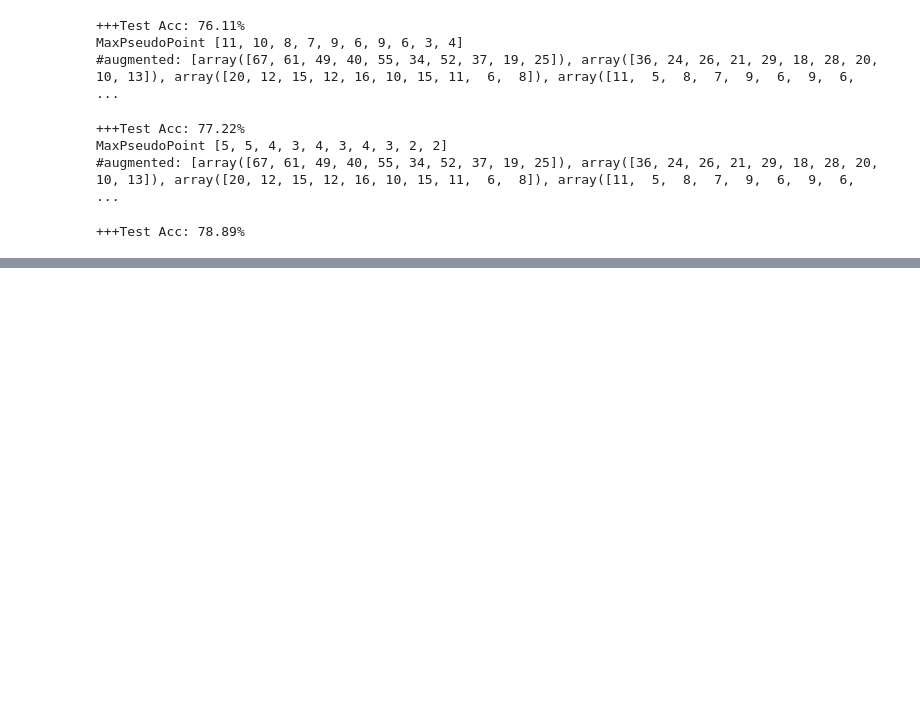
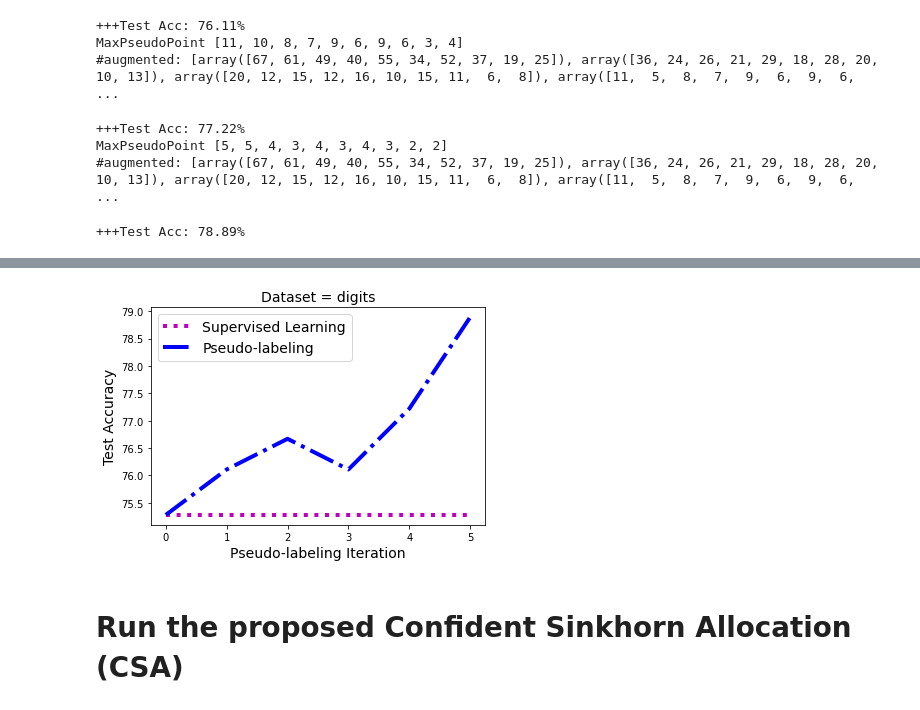
Before and after one commit to amzn/confident-sinkhorn-allocation, a Jupyter notebook: demo_ConfidentSinkhornAllocation.ipynb, the cells around one changed output, grey strips where cells are left out. Cells and saved outputs as stored; diff of their text form; code cells hidden in the pictures; blank space fills up the shorter version.

```diff
--- a/demo_ConfidentSinkhornAllocation.ipynb
+++ b/demo_ConfidentSinkhornAllocation.ipynb
@@ -232,6 +232,6 @@ MaxPseudoPoint [5, 5, 4, 3, 4, 3, 4, 3, 2, 2]
 # %%
-!python -m pip uninstall matplotlib
-!pip install matplotlib==3.1.3
+#!python -m pip uninstall matplotlib
+#!pip install matplotlib==3.1.3
 
 import matplotlib.pyplot as plt
 
@@ -242,10 +242,12 @@ supervised_learning_result=[ supervised_learning_accuracy ]*len(pseudo_labeling_
 plt.figure()
 plt.plot(np.arange(len(pseudo_labeling_accuracy)),\
          supervised_learning_result,'m:',linewidth=4,label="Supervised Learning")
-plt.plot(pseudo_labeling_accuracy,label='Pseudo-labeling')
+plt.plot(pseudo_labeling_accuracy,'k-.',linewidth=4,label='Pseudo-labeling')
 
-plt.xlabel("Pseudo-labeling Iteration")
+plt.xlabel("Pseudo-labeling Iteration",fontsize=14)
+plt.ylabel("Test Accuracy",fontsize=14)
 
+plt.legend(fontsize=14)
 
-plt.xlabel("Test Accuracy")
+plt.title("Dataset = " + dataset_name,fontsize=14 )
 # %% [output]
@@ -264,0 +255,3 @@ Proceed (y/n)?
+[figure, added]
+# %% [markdown]
+# Run the proposed Confident Sinkhorn Allocation (CSA)
```
Also changed, not shown: parts of 9 cells of this notebook.
